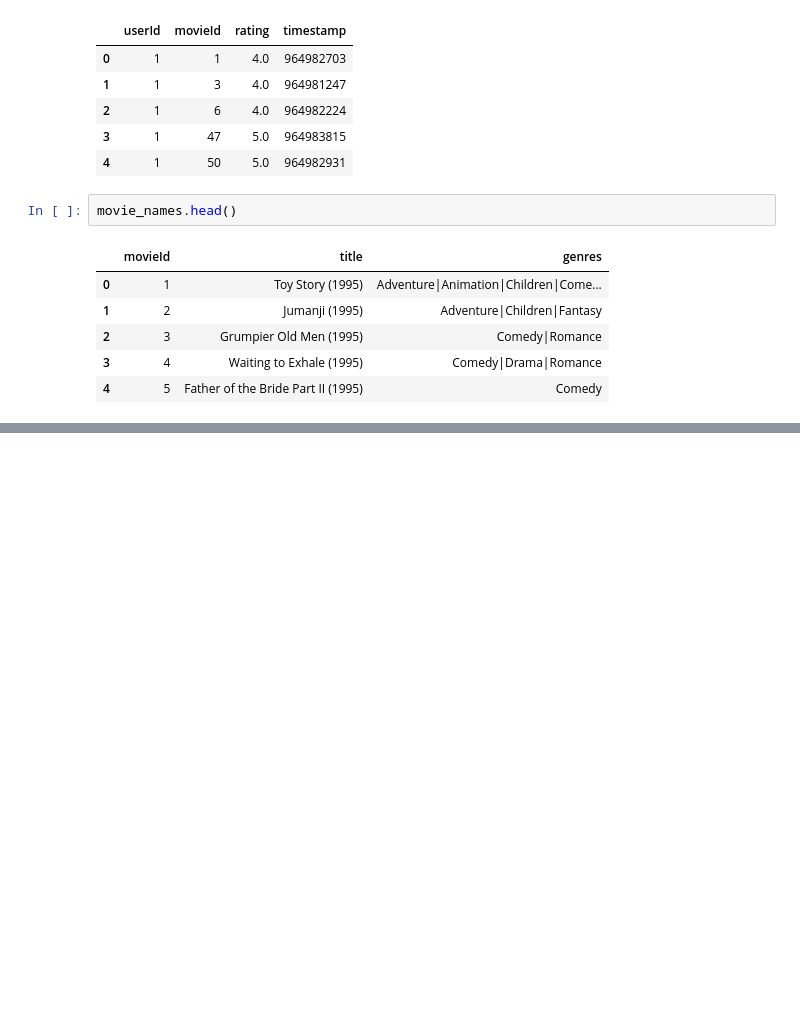
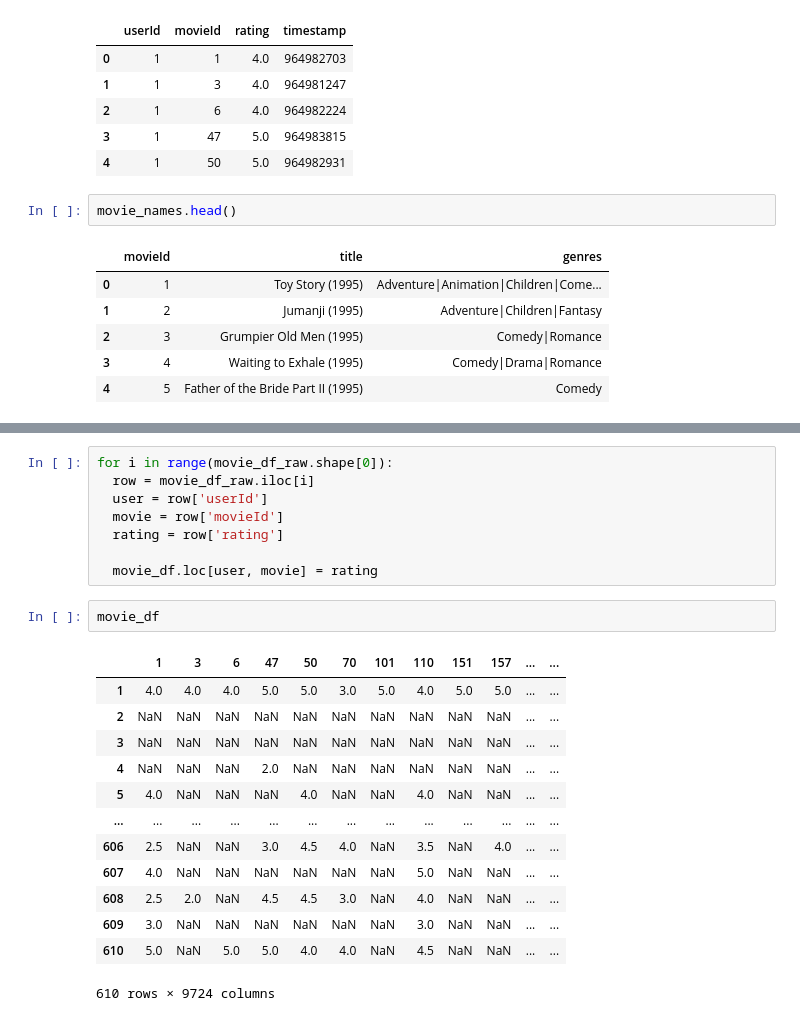
Before and after one commit to AtiqurRahman25/Neural-Network, a Jupyter notebook: c03/recommendationSystem.ipynb, the cells around one changed output, grey strips where cells are left out. Cells and saved outputs as stored; diff of their text form; blank space fills up the shorter version.

```diff
--- a/c03/recommendationSystem.ipynb
+++ b/c03/recommendationSystem.ipynb
@@ -30,0 +48,24 @@ movie_names.head()
+# %%
+for i in range(movie_df_raw.shape[0]):
+  row = movie_df_raw.iloc[i]
+  user = row['userId']
+  movie = row['movieId']
+  rating = row['rating']
+
+  movie_df.loc[user, movie] = rating
+# %%
+movie_df
+# %% [output]
+|  | 1 | 3 | 6 | 47 | 50 | 70 | 101 | 110 | 151 | 157 | ... | ... |
+| 1 | 4.0 | 4.0 | 4.0 | 5.0 | 5.0 | 3.0 | 5.0 | 4.0 | 5.0 | 5.0 | ... | ... |
+| 2 | NaN | NaN | NaN | NaN | NaN | NaN | NaN | NaN | NaN | NaN | ... | ... |
+| 3 | NaN | NaN | NaN | NaN | NaN | NaN | NaN | NaN | NaN | NaN | ... | ... |
+| 4 | NaN | NaN | NaN | 2.0 | NaN | NaN | NaN | NaN | NaN | NaN | ... | ... |
+| 5 | 4.0 | NaN | NaN | NaN | 4.0 | NaN | NaN | 4.0 | NaN | NaN | ... | ... |
+| ... | ... | ... | ... | ... | ... | ... | ... | ... | ... | ... | ... | ... |
+| 606 | 2.5 | NaN | NaN | 3.0 | 4.5 | 4.0 | NaN | 3.5 | NaN | 4.0 | ... | ... |
+| 607 | 4.0 | NaN | NaN | NaN | NaN | NaN | NaN | 5.0 | NaN | NaN | ... | ... |
+| 608 | 2.5 | 2.0 | NaN | 4.5 | 4.5 | 3.0 | NaN | 4.0 | NaN | NaN | ... | ... |
+| 609 | 3.0 | NaN | NaN | NaN | NaN | NaN | NaN | 3.0 | NaN | NaN | ... | ... |
+| 610 | 5.0 | NaN | 5.0 | 5.0 | 4.0 | 4.0 | NaN | 4.5 | NaN | NaN | ... | ... |
+610 rows × 9724 columns
```
Also changed, not shown: parts of 6 cells of this notebook, 1 other file.
